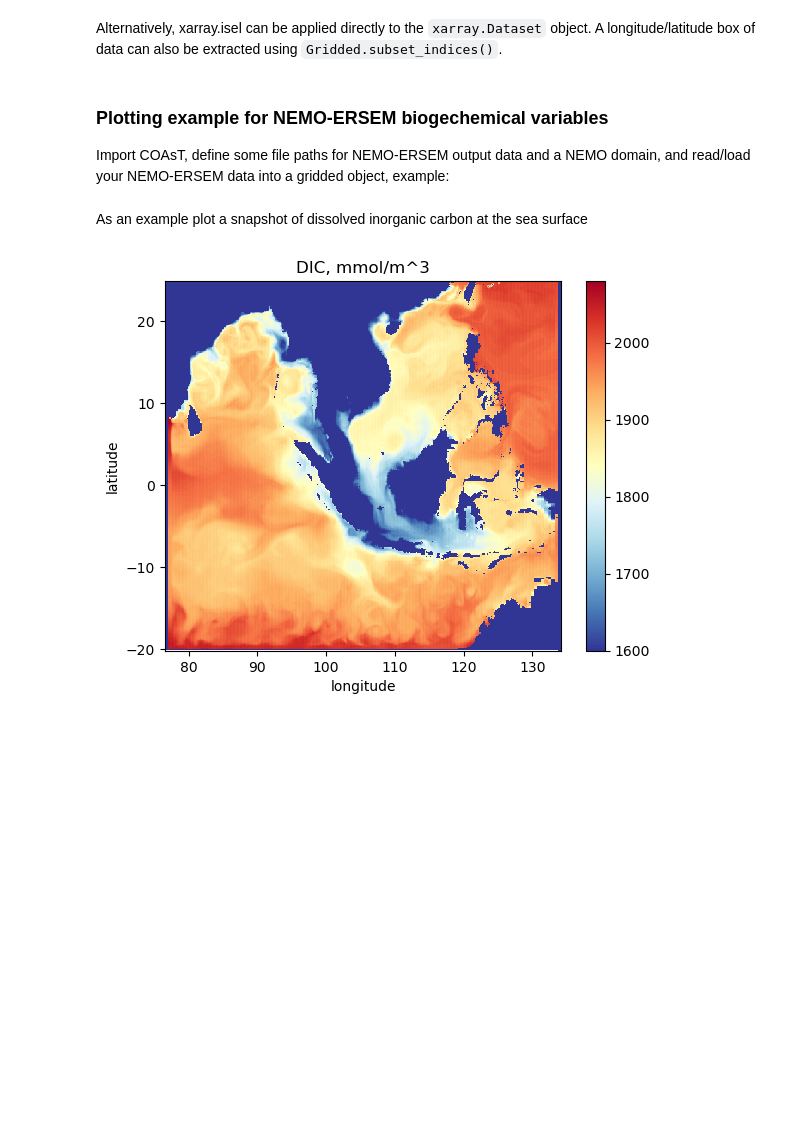
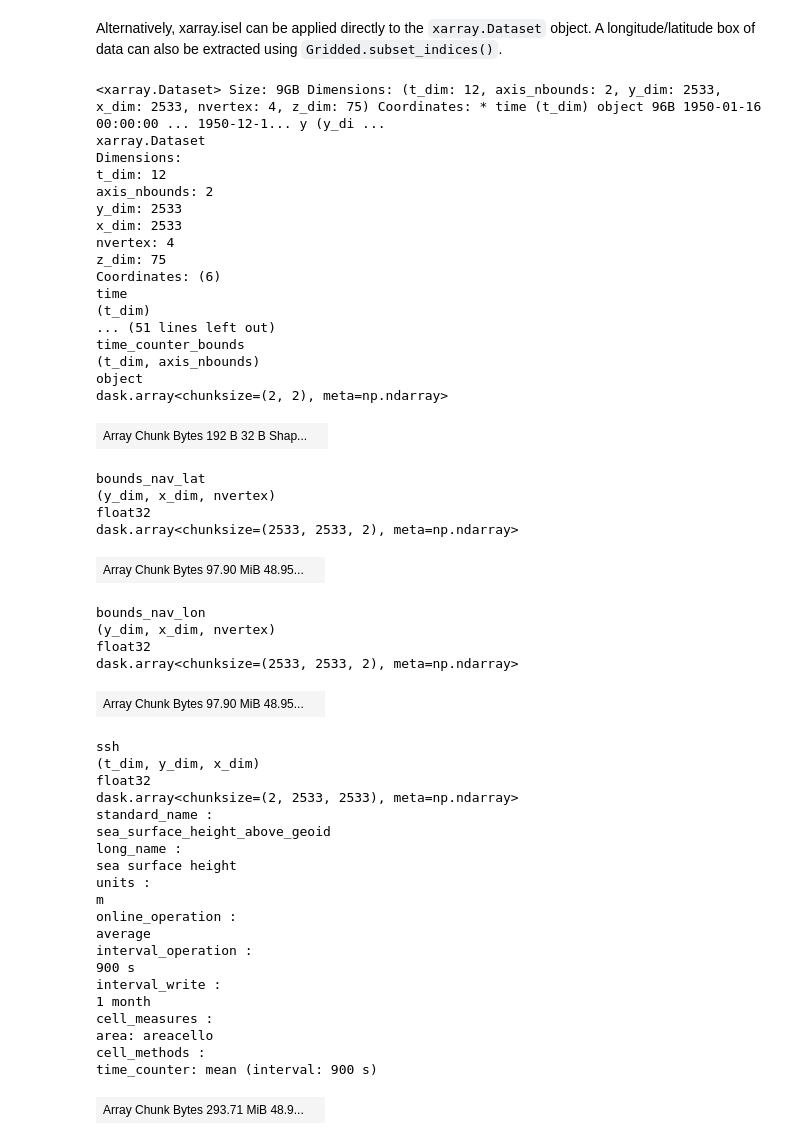
Before and after one commit to CANARI-sprint/tutorials, a Jupyter notebook: notebooks/gridded/introduction_to_gridded_class.ipynb, the cells around one changed output. Drawn from its saved outputs; the diff is of its cells as text; code cells hidden in the pictures; blank space fills up the shorter version.

```diff
--- a/notebooks/gridded/introduction_to_gridded_class.ipynb
+++ b/notebooks/gridded/introduction_to_gridded_class.ipynb
@@ -81,7 +147,3 @@ nemo_t_subset = nemo_t.isel(x_dim=ind_x, y_dim=ind_y)
 # %% [markdown]
 Alternatively, xarray.isel can be applied directly to the `xarray.Dataset` object.
 A longitude/latitude box of data can also be extracted using `Gridded.subset_indices()`.
-# %% [markdown]
-### Plotting example for NEMO-ERSEM biogechemical variables
-
-Import COAsT, define some file paths for NEMO-ERSEM output data and a NEMO domain, and read/load your NEMO-ERSEM data into a gridded object, example:
@@ -102,19 +150,52 @@ nemo_bgc = coast.Gridded(fn_data = fn_bgc_dat, fn_domain = fn_bgc_dom, config=fn
-# %% [markdown]
-As an example plot a snapshot of dissolved inorganic carbon at the sea surface
-# %%
-fig = plt.figure()
-plt.pcolormesh(
-    nemo_bgc.dataset.longitude,
-    nemo_bgc.dataset.latitude,
-    nemo_bgc.dataset.dic.isel(t_dim=0).isel(z_dim=0),
-    cmap="RdYlBu_r",
-    vmin=1600,
-    vmax=2080,
-)
-plt.colorbar()
-plt.title("DIC, mmol/m^3")
-plt.xlabel("longitude")
-plt.ylabel("latitude")
-plt.show()
-# %% [output]
-[figure, removed]
+# %%
+nemo_t_subset.dataset
+# %% [output]
+<xarray.Dataset> Size: 9GB Dimensions: (t_dim: 12, axis_nbounds: 2, y_dim: 2533, x_dim: 2533, nvertex: 4, z_dim: 75) Coordinates: * time (t_dim) object 96B 1950-01-16 00:00:00 ... 1950-12-1... y (y_di ...
+xarray.Dataset
+Dimensions:
+t_dim: 12
+axis_nbounds: 2
+y_dim: 2533
+x_dim: 2533
+nvertex: 4
+z_dim: 75
+Coordinates: (6)
+time
+(t_dim)
+... (51 lines left out)
+time_counter_bounds
+(t_dim, axis_nbounds)
+object
+dask.array<chunksize=(2, 2), meta=np.ndarray>
+| Array Chunk Bytes 192 B 32 B Shap... |  |
+bounds_nav_lat
+(y_dim, x_dim, nvertex)
+float32
+dask.array<chunksize=(2533, 2533, 2), meta=np.ndarray>
+| Array Chunk Bytes 97.90 MiB 48.95... |  |
+bounds_nav_lon
+(y_dim, x_dim, nvertex)
+float32
+dask.array<chunksize=(2533, 2533, 2), meta=np.ndarray>
+| Array Chunk Bytes 97.90 MiB 48.95... |  |
+ssh
+(t_dim, y_dim, x_dim)
+float32
+dask.array<chunksize=(2, 2533, 2533), meta=np.ndarray>
+standard_name :
+sea_surface_height_above_geoid
+long_name :
+sea surface height
+units :
+m
+online_operation :
+average
+interval_operation :
+900 s
+interval_write :
+1 month
+cell_measures :
+area: areacello
+cell_methods :
+time_counter: mean (interval: 900 s)
+| Array Chunk Bytes 293.71 MiB 48.9... |  |
```
Also changed, not shown: parts of 10 cells of this notebook, 26 other files.
